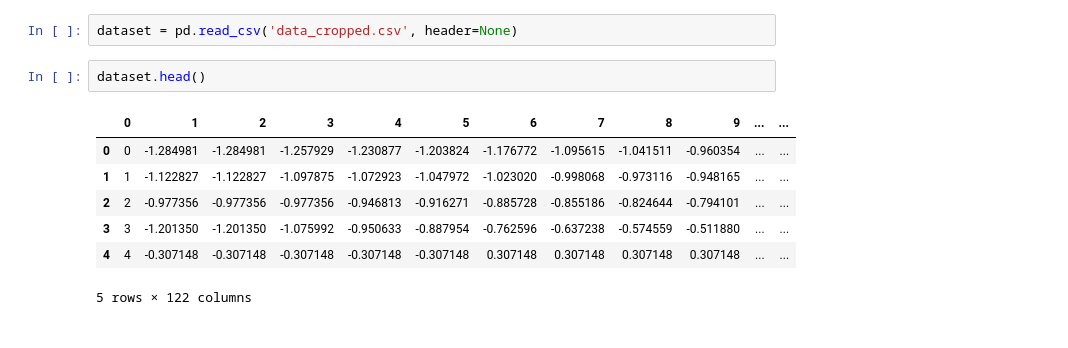
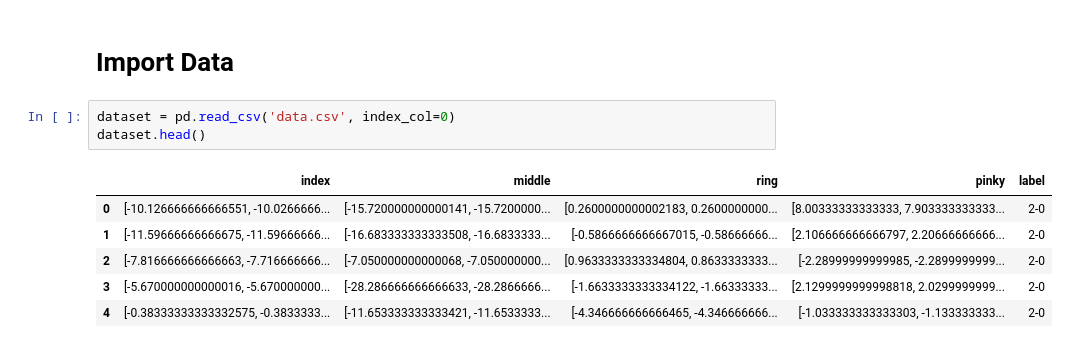
Before and after one commit to rachung2510/oppy, a Jupyter notebook: model_MLP.ipynb, the cells around one changed output. Saved outputs shown, nothing was run; the diff lists cells and outputs as text.

```diff
--- a/model_MLP.ipynb
+++ b/model_MLP.ipynb
@@ -13,12 +21,12 @@ import matplotlib.pyplot as plt
+# %% [markdown]
+# Import Data
 # %%
-dataset = pd.read_csv('data_cropped.csv', header=None)
+dataset = pd.read_csv('data.csv', index_col=0)
+dataset.head()
+# %% [output]
+|  | index | middle | ring | pinky | label |
+| 0 | [-10.126666666666551, -10.0266666... | [-15.720000000000141, -15.7200000... | [0.2600000000002183, 0.2600000000... | [8.00333333333333, 7.903333333333... | 2-0 |
+| 1 | [-11.59666666666675, -11.59666666... | [-16.683333333333508, -16.6833333... | [-0.5866666666667015, -0.58666666... | [2.106666666666797, 2.20666666666... | 2-0 |
+| 2 | [-7.816666666666663, -7.716666666... | [-7.050000000000068, -7.050000000... | [0.9633333333334804, 0.8633333333... | [-2.28999999999985, -2.2899999999... | 2-0 |
+| 3 | [-5.670000000000016, -5.670000000... | [-28.286666666666633, -28.2866666... | [-1.6633333333334122, -1.66333333... | [2.1299999999998818, 2.0299999999... | 2-0 |
+| 4 | [-0.38333333333332575, -0.3833333... | [-11.653333333333421, -11.6533333... | [-4.346666666666465, -4.346666666... | [-1.033333333333303, -1.133333333... | 2-0 |
-# %%
-dataset.head()
-# %% [output]
-|  | 0 | 1 | 2 | 3 | 4 | 5 | 6 | 7 | 8 | 9 | ... | ... |
-| 0 | 0 | -1.284981 | -1.284981 | -1.257929 | -1.230877 | -1.203824 | -1.176772 | -1.095615 | -1.041511 | -0.960354 | ... | ... |
-| 1 | 1 | -1.122827 | -1.122827 | -1.097875 | -1.072923 | -1.047972 | -1.023020 | -0.998068 | -0.973116 | -0.948165 | ... | ... |
-| 2 | 2 | -0.977356 | -0.977356 | -0.977356 | -0.946813 | -0.916271 | -0.885728 | -0.855186 | -0.824644 | -0.794101 | ... | ... |
-| 3 | 3 | -1.201350 | -1.201350 | -1.075992 | -0.950633 | -0.887954 | -0.762596 | -0.637238 | -0.574559 | -0.511880 | ... | ... |
-| 4 | 4 | -0.307148 | -0.307148 | -0.307148 | -0.307148 | -0.307148 | 0.307148 | 0.307148 | 0.307148 | 0.307148 | ... | ... |
-5 rows × 122 columns
```
Also changed, not shown: parts of 16 cells of this notebook.
